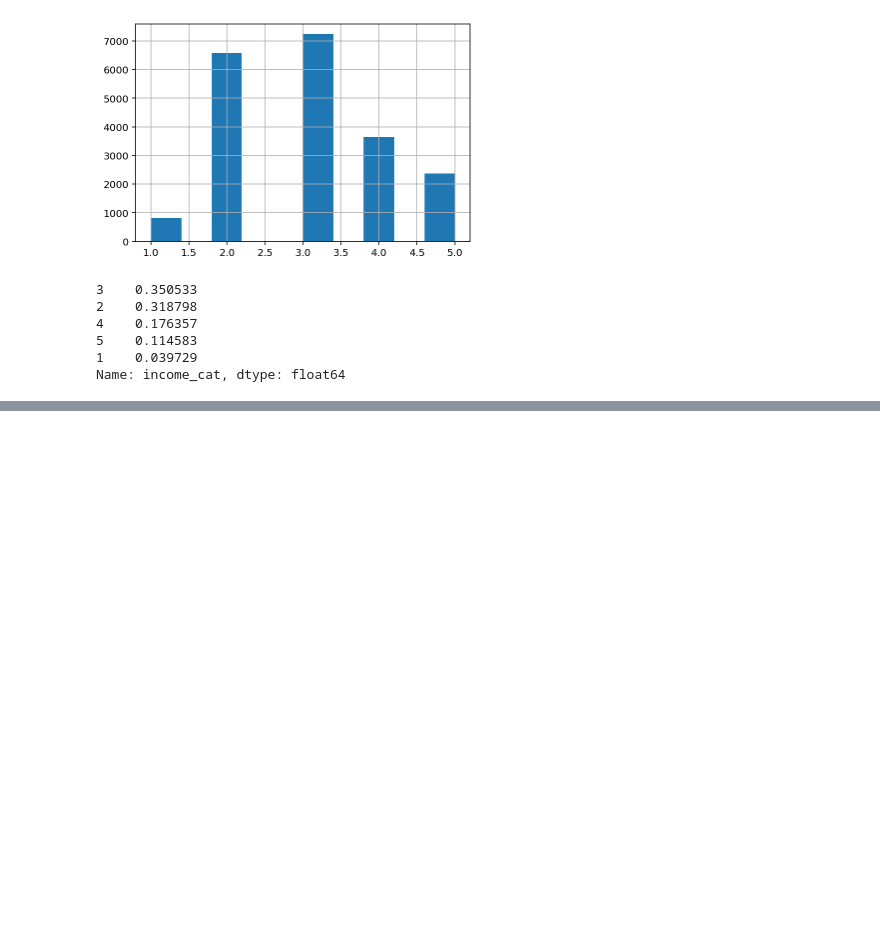
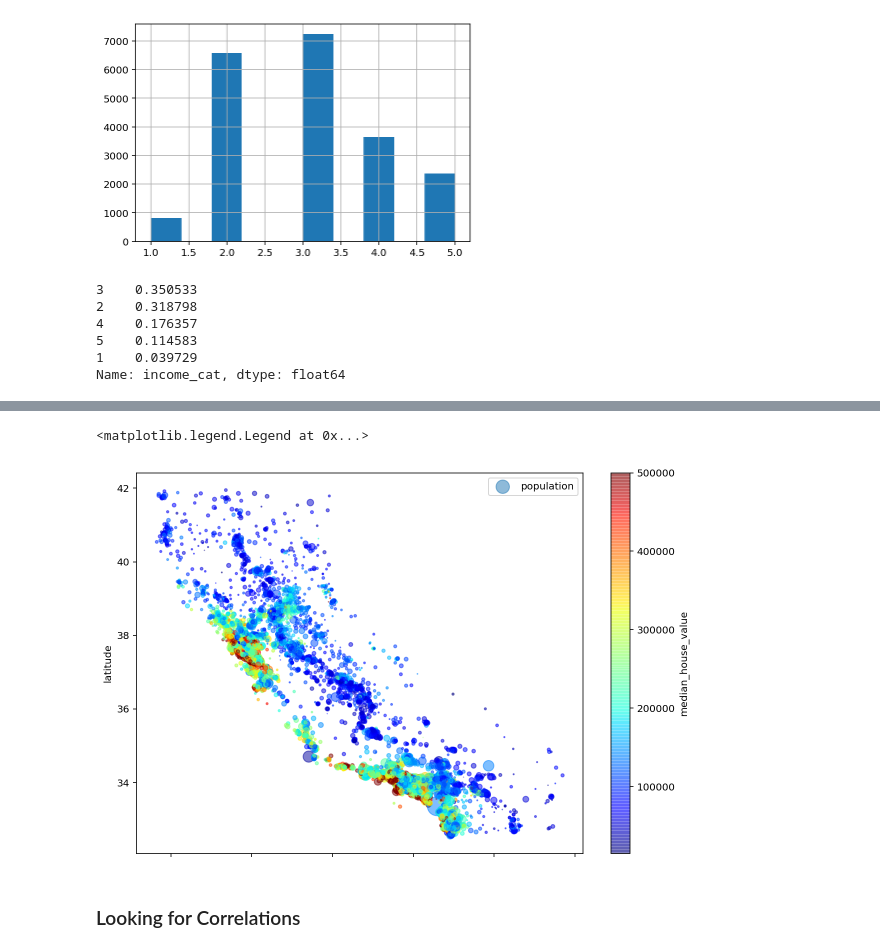
Before and after one commit to AlphaSpectrum/ml, a Jupyter notebook: Housing.ipynb, the cells around one changed output, grey strips where cells are left out. Cells and saved outputs as stored; diff of their text form; code cells hidden in the pictures; blank space fills up the shorter version.

```diff
--- a/Housing.ipynb
+++ b/Housing.ipynb
@@ -116,0 +138,9 @@ for strat_set in (strat_train_set, strat_test_set):
+# %%
+# But we can do even better by colorizing the map and setting the radius of each point to reference the population density
+housing.plot(kind="scatter", x="longitude", y="latitude", alpha=0.5, s=housing["population"] / 100, label="population", figsize=(10, 7), c="median_house_value", cmap=plt.get_cmap("jet"), colorbar=True)
+plt.legend()
+# %% [output]
+<matplotlib.legend.Legend at 0x...>
+[figure, added]
+# %% [markdown]
+### Looking for Correlations
```
Also changed, not shown: parts of 17 cells of this notebook.
